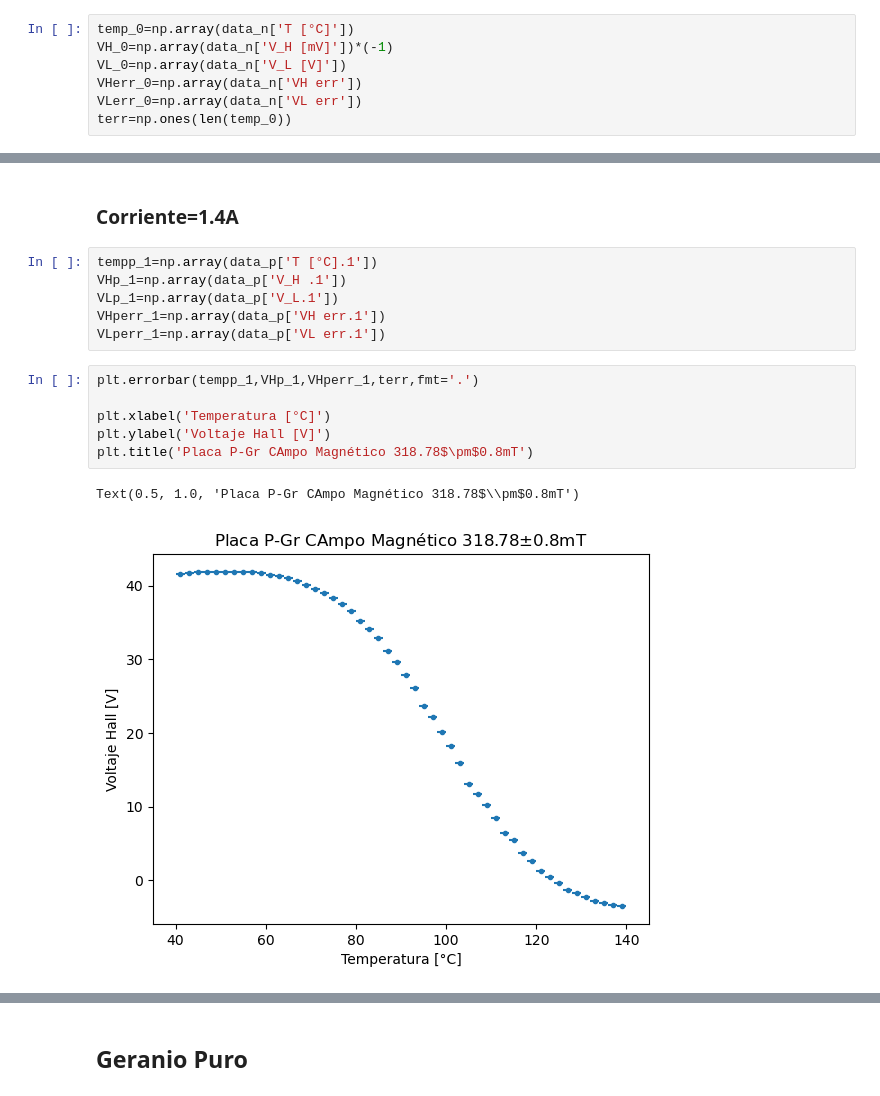
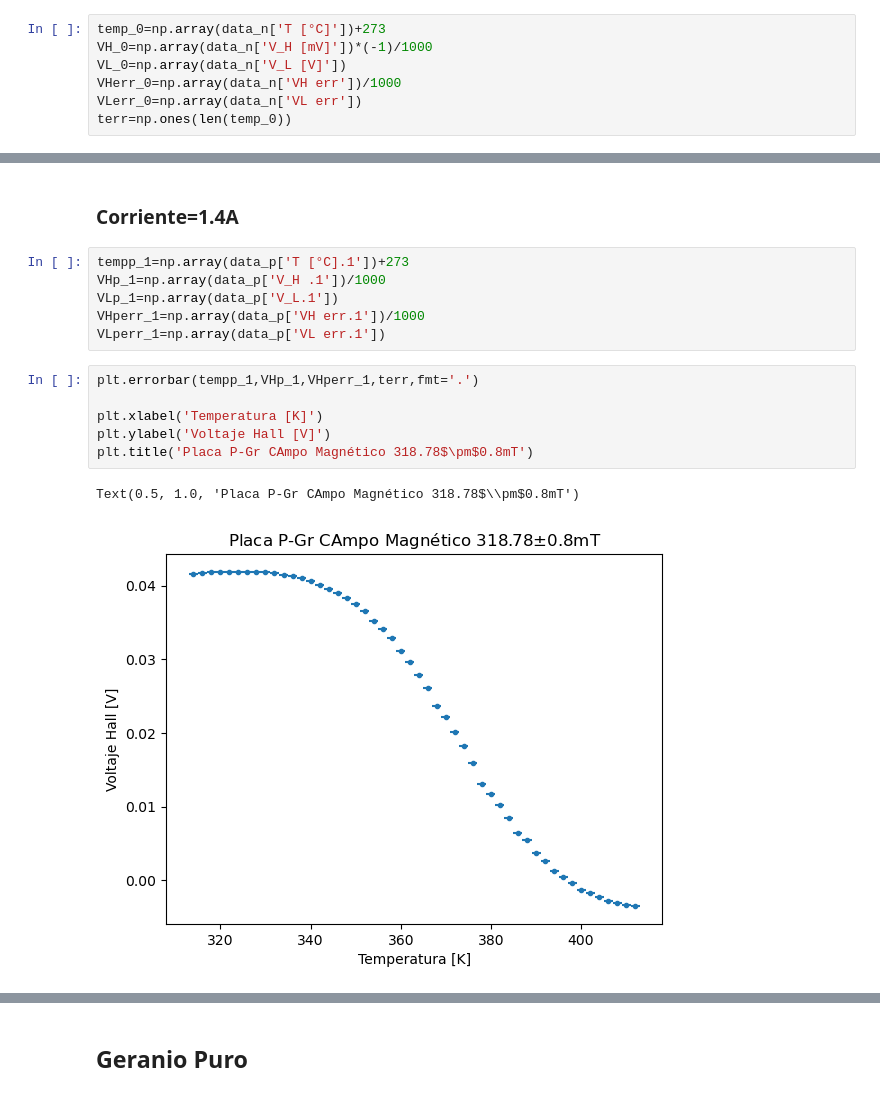
Before and after one commit to lsperezm/Intermedio, a Jupyter notebook: 4. Efecto Hall/Code/Gráficas Temperatura.ipynb, the cells around one changed output, grey strips where cells are left out. Drawn from its saved outputs; the diff is of its cells as text.

```diff
--- a/4. Efecto Hall/Code/Gráficas Temperatura.ipynb
+++ b/4. Efecto Hall/Code/Gráficas Temperatura.ipynb
@@ -32,10 +32,10 @@ data_n
 # %% [markdown]
 ### Corriente=0A
 # %%
-temp_0=np.array(data_n['T [°C]'])
-VH_0=np.array(data_n['V_H [mV]'])*(-1)
+temp_0=np.array(data_n['T [°C]'])+273
+VH_0=np.array(data_n['V_H [mV]'])*(-1)/1000
 VL_0=np.array(data_n['V_L [V]'])
-VHerr_0=np.array(data_n['VH err'])
+VHerr_0=np.array(data_n['VH err'])/1000
 VLerr_0=np.array(data_n['VL err'])
 terr=np.ones(len(temp_0))
 # %%
@@ -134,20 +239,20 @@ Text(0.5, 1.0, 'Placa P-Ge Campo Magnético Nulo')
 # %% [markdown]
 ### Corriente=1.4A
 # %%
-tempp_1=np.array(data_p['T [°C].1'])
-VHp_1=np.array(data_p['V_H .1'])
+tempp_1=np.array(data_p['T [°C].1'])+273
+VHp_1=np.array(data_p['V_H .1'])/1000
 VLp_1=np.array(data_p['V_L.1'])
-VHperr_1=np.array(data_p['VH err.1'])
+VHperr_1=np.array(data_p['VH err.1'])/1000
 VLperr_1=np.array(data_p['VL err.1'])
 # %%
 plt.errorbar(tempp_1,VHp_1,VHperr_1,terr,fmt='.')
 
-plt.xlabel('Temperatura [°C]')
+plt.xlabel('Temperatura [K]')
 plt.ylabel('Voltaje Hall [V]')
 plt.title('Placa P-Gr CAmpo Magnético 318.78$\pm$0.8mT')
 # %% [output]
 Text(0.5, 1.0, 'Placa P-Gr CAmpo Magnético 318.78$\\pm$0.8mT')
-[figure, old version]
+[figure, new version]
 # %%
 plt.errorbar(tempp_1,VLp_1,VLerr_1,terr,fmt='.')
 
```
Also changed, not shown: parts of 46 cells of this notebook, 2 other files.
